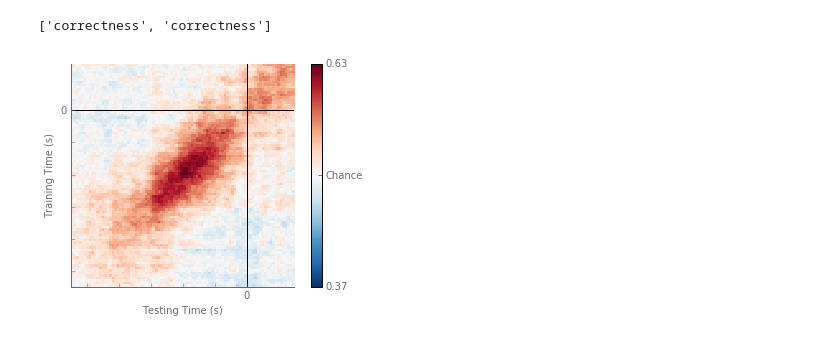
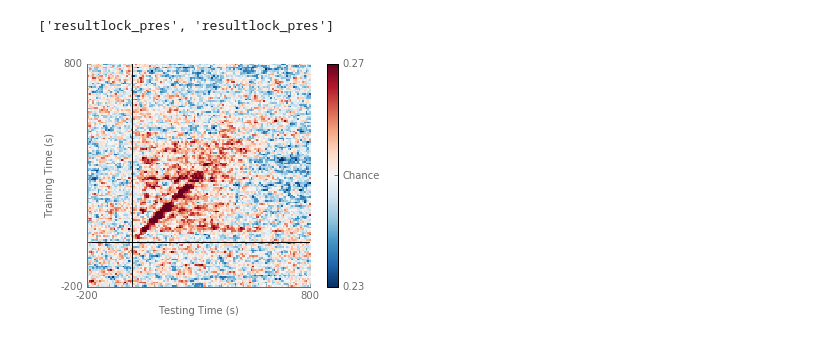
Before and after one commit to pinheirochagas/Calc_MEG, a Jupyter notebook: decoding/notebooks/decoding_notebook_choice_choice.ipynb, the cells around one changed output. Saved outputs shown, nothing was run; the diff lists cells and outputs as text; code cells hidden in the pictures.

Commit message:
decoding many jobs and plotting

```diff
--- a/decoding/notebooks/decoding_notebook_choice_choice.ipynb
+++ b/decoding/notebooks/decoding_notebook_choice_choice.ipynb
@@ -51,3 +28,28 @@ toi = [[0.3, 0.6], [0.8, 2.532]] #training time points over which to average
+# %%
+#Basics
+#Paths
+
+#List of parameters
+subjects = ['s02', 's03', 's04', 's05', 's06', 's07', 's08', 's09', 's10',
+            's11', 's12', 's13', 's14', 's15', 's16', 's17', 's18', 's19', 's21', 's22']
+
+#subjects = ['s03']
+#s02_op1_op1_results_class_accuracy_diagonal_nobaseline_correct.npy
+
+baselinecorr = 'nobaseline'
+#dec_method = 'reg'
+#dec_scorer = 'kendall_score'
+dec_method = 'class'
+dec_scorer = 'accuracy'
+gatordiag = 'gat'
+
+conditions = [['resultlock_pres', 'resultlock_pres']]
+
+sfreq = 150
+chance = .25 #chance-level
+
+ttp = [-0.2] #starting time point
+toi = [[0.3, 0.6], [0.8, 2.532]] #training time points over which to average
 # %%
 #Initialize results
 all_scores = []
@@ -111,4 +113,4 @@ for c, cond in enumerate(conditions):
     sem_group_diagonal[c, :] = stats.sem(all_diagonals[c, :, :], 0)
 # %%
 times = np.arange(results['train_times']['start'],results['train_times']['stop'] + 0.008,0.008)
-times = np.arange(-0.55,results['train_times']['stop'] + 0.05 + 0.008,0.008)
+#times = np.arange(-0.55,results['train_times']['stop'] + 0.05 + 0.008,0.008)
@@ -200,14 +200,14 @@ s07
 # %%
 #Plot original GAT - group
 for c, cond in enumerate(conditions):
     print(cond)
-    pretty_gat(group_scores[c, 0:300, 0:300], times=times,chance = chance, ax = None, sig = None, cmap = 'RdBu_r',
+    pretty_gat(group_scores[c, :, :], times=times,chance = chance, ax = None, sig = None, cmap = 'RdBu_r',
              clim = None, colorbar = True, xlabel = 'Testing Time (s)',
              ylabel = 'Training Time (s)', sfreq = 125, test_times = None)
     plt.show()
 # %% [output]
-['correctness', 'correctness']
+['resultlock_pres', 'resultlock_pres']
-[figure, old version]
+[figure, new version]
 # %%
 #Plot GAT with uncorrected p values
 for c, cond in enumerate(conditions):
```
Also changed, not shown: parts of 14 cells of this notebook, 35 other files.
